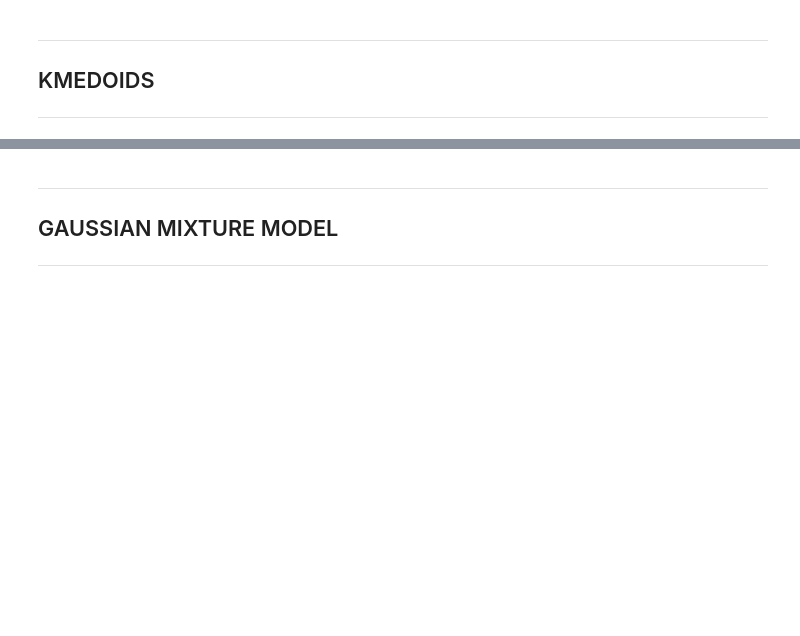
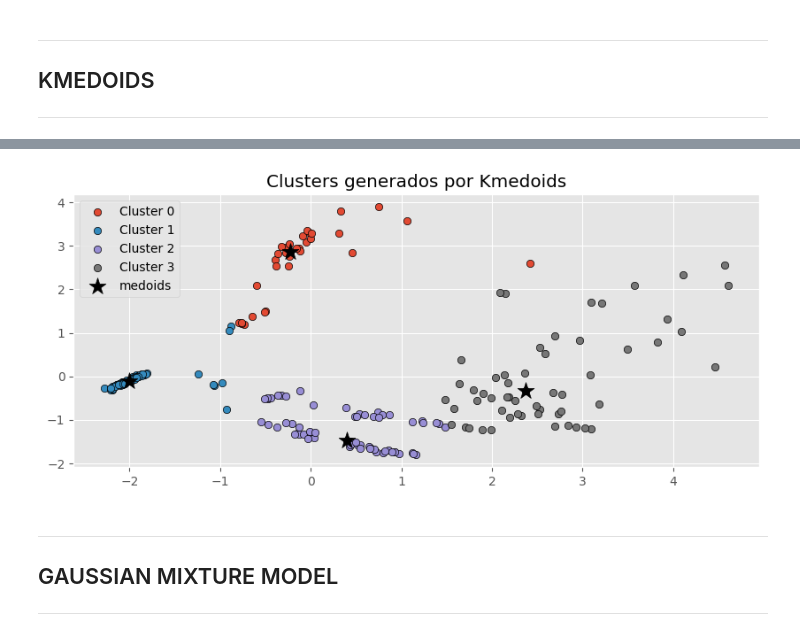
Before and after one commit to NathaliaMoniz/GRUPO09_Practica2, a Jupyter notebook: Practica.ipynb, the cells around one changed output, grey strips where cells are left out. Saved outputs shown, nothing was run; the diff lists cells and outputs as text; code cells hidden in the pictures; blank space fills up the shorter version.

```diff
--- a/Practica.ipynb
+++ b/Practica.ipynb
@@ -800,3 +733,36 @@ Silhouette Score: 0.6542432168896467
+# %%
+# Ejecutar K-Medoids con tus datos X_trans
+modelo_kmedoids = KMedoids(n_clusters=4, random_state=23)
+modelo_kmedoids.fit(X=X_trans)
+y_predict = modelo_kmedoids.predict(X=X_trans)
+# %%
+# Representación gráfica: grupos originales vs clusters creados
+# ==============================================================================
+fig, ax = plt.subplots(1, figsize=(10, 4))
+
+
+for i in np.unique(y_predict):
+    ax.scatter(
+        x = X_trans[y_predict == i, 0],
+        y = X_trans[y_predict == i, 1],
+        c = plt.rcParams['axes.prop_cycle'].by_key()['color'][i],
+        marker    = 'o',
+        edgecolor = 'black',
+        label= f"Cluster {i}"
+    )
+
+ax.scatter(
+    x = modelo_kmedoids.cluster_centers_[:, 0],
+    y = modelo_kmedoids.cluster_centers_[:, 1],
+    c = 'black',
+    s = 200,
+    marker = '*',
+    label  = 'medoids'
+)
+ax.set_title('Clusters generados por Kmedoids')
+ax.legend();
+# %% [output]
+[figure, added]
 # %% [markdown]
 ----------------------------------------------------------------------------------------------------------------
 ## GAUSSIAN MIXTURE MODEL
```
Also changed, not shown: parts of 24 cells of this notebook.
